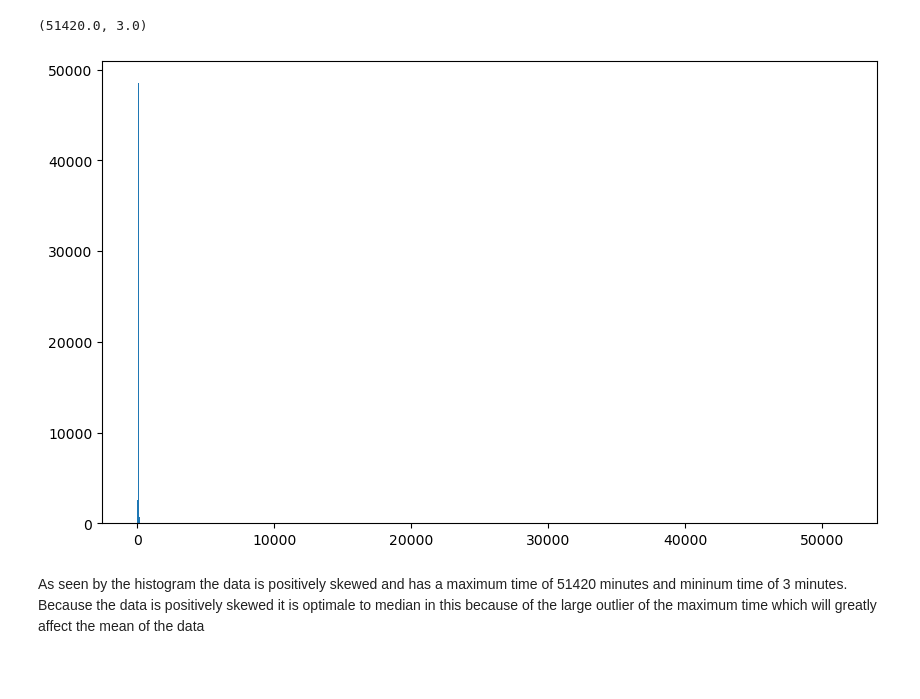
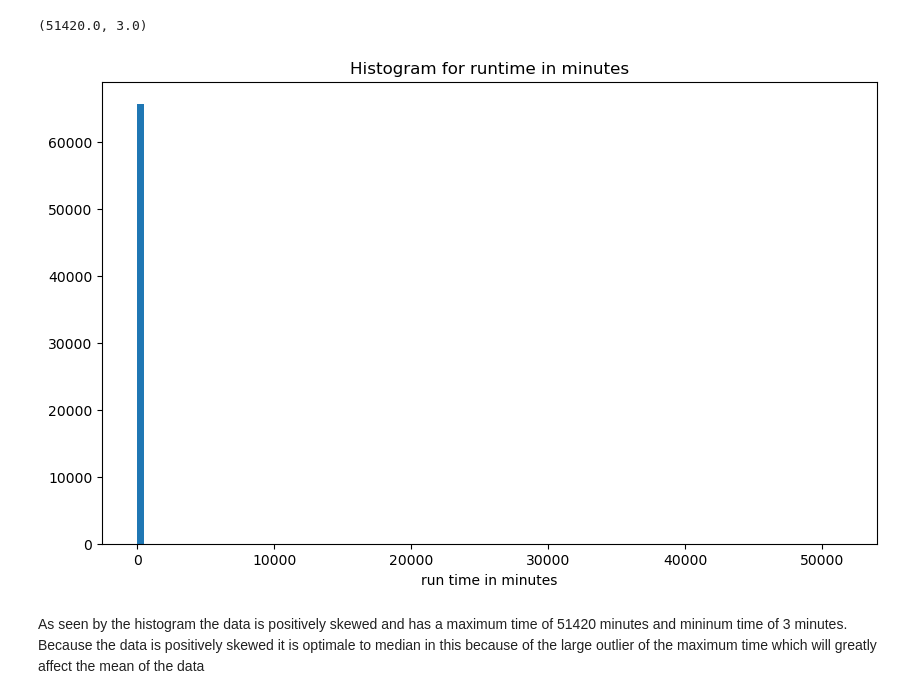
Before and after one commit to AdnanK1/phase-1, a Jupyter notebook: index.ipynb, the cells around one changed output. Saved outputs shown, nothing was run; the diff lists cells and outputs as text; code cells hidden in the pictures; blank space fills up the shorter version.

```diff
--- a/index.ipynb
+++ b/index.ipynb
@@ -132,13 +132,15 @@ df['runtime_minutes'].max(), df['runtime_minutes'].min()
 # %%
 # Plot a histogram to see if the data is positive or negatively skewed
 fig, ax = plt.subplots(figsize=(10,6))
 
 # Creating the histogram
 x = df['runtime_minutes']
-ax.hist(x, bins=1000)
+ax.hist(x, bins=100)
+ax.set_title("Histogram for runtime in minutes")
+ax.set_xlabel("run time in minutes")
 plt.show()
 # %% [output]
-[figure, old version]
+[figure, new version]
 # %% [markdown]
 As seen by the histogram the data is positively skewed and has a maximum time of 51420 minutes and mininum time of 3 minutes. Because the data is positively skewed it is optimale to median in this because of the large outlier of the maximum time which will greatly affect the mean of the data
 # %%
```
Also changed, not shown: parts of 6 cells of this notebook.
